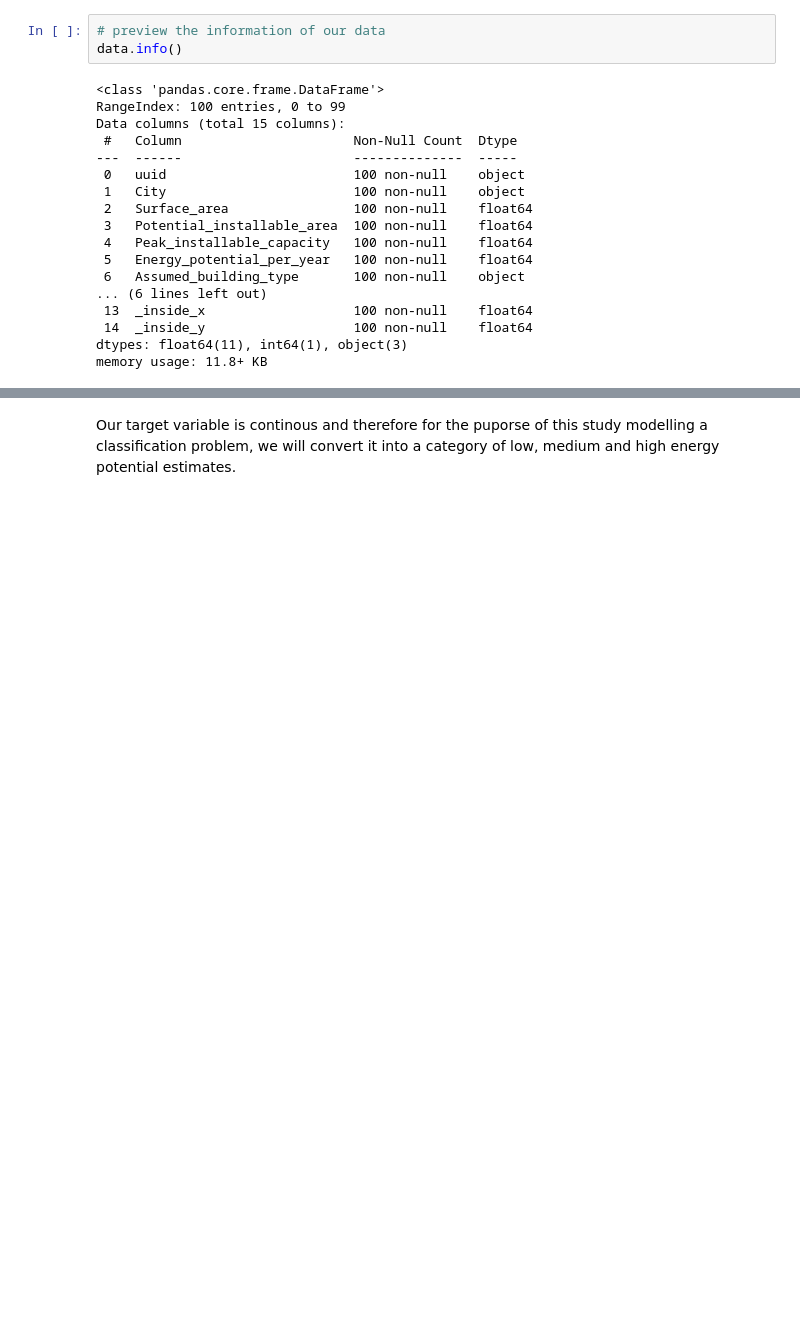
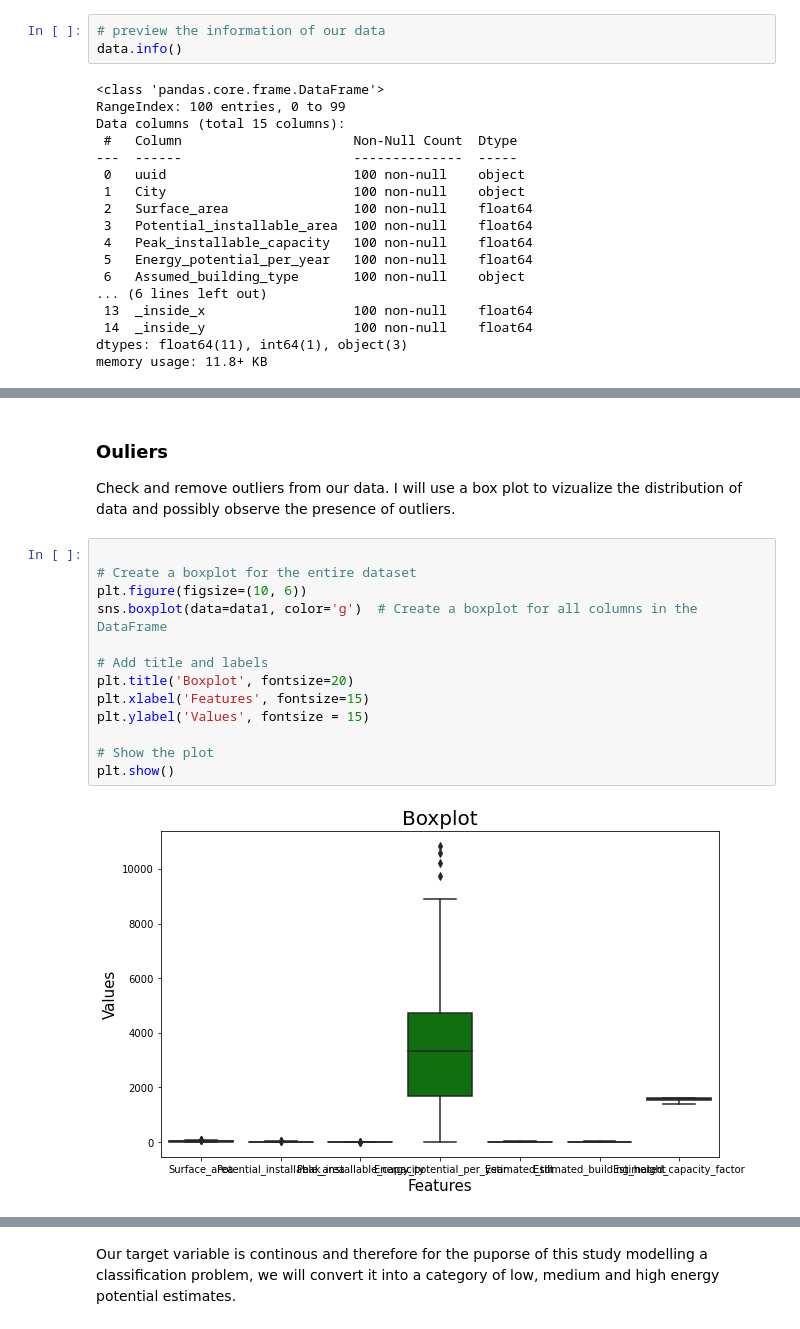
Before and after one commit to James-Kosgei/Phase3..Prjct88, a Jupyter notebook: index.ipynb, the cells around one changed output, grey strips where cells are left out. Cells and saved outputs as stored; diff of their text form; blank space fills up the shorter version.

```diff
--- a/index.ipynb
+++ b/index.ipynb
@@ -180,0 +209,18 @@ memory usage: 7.2+ KB
+# %% [markdown]
+### Ouliers
+Check and remove outliers from our data. I will use a box plot to vizualize the distribution of data and possibly observe the presence of outliers.
+# %%
+
+# Create a boxplot for the entire dataset
+plt.figure(figsize=(10, 6))
+sns.boxplot(data=data1, color='g')  # Create a boxplot for all columns in the DataFrame
+
+# Add title and labels
+plt.title('Boxplot', fontsize=20)
+plt.xlabel('Features', fontsize=15)
+plt.ylabel('Values', fontsize = 15)
+
+# Show the plot
+plt.show()
+# %% [output]
+[figure, added]
```
Also changed, not shown: parts of 26 cells of this notebook.
